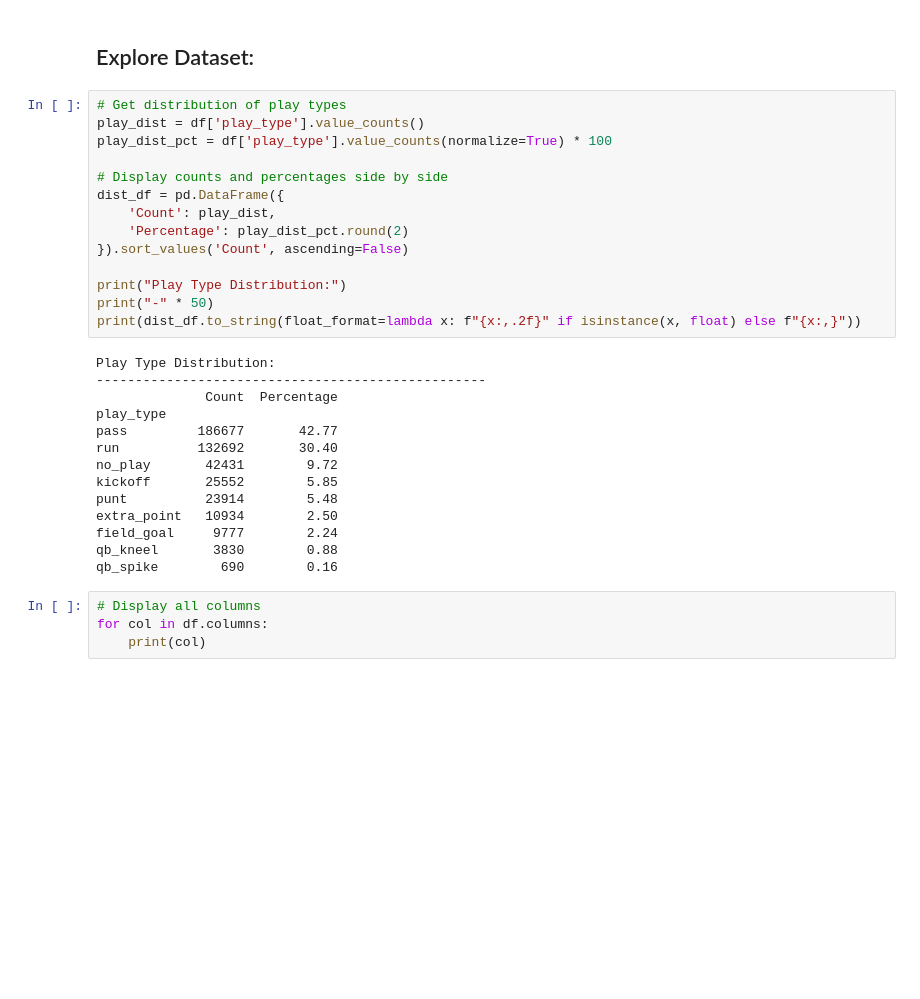
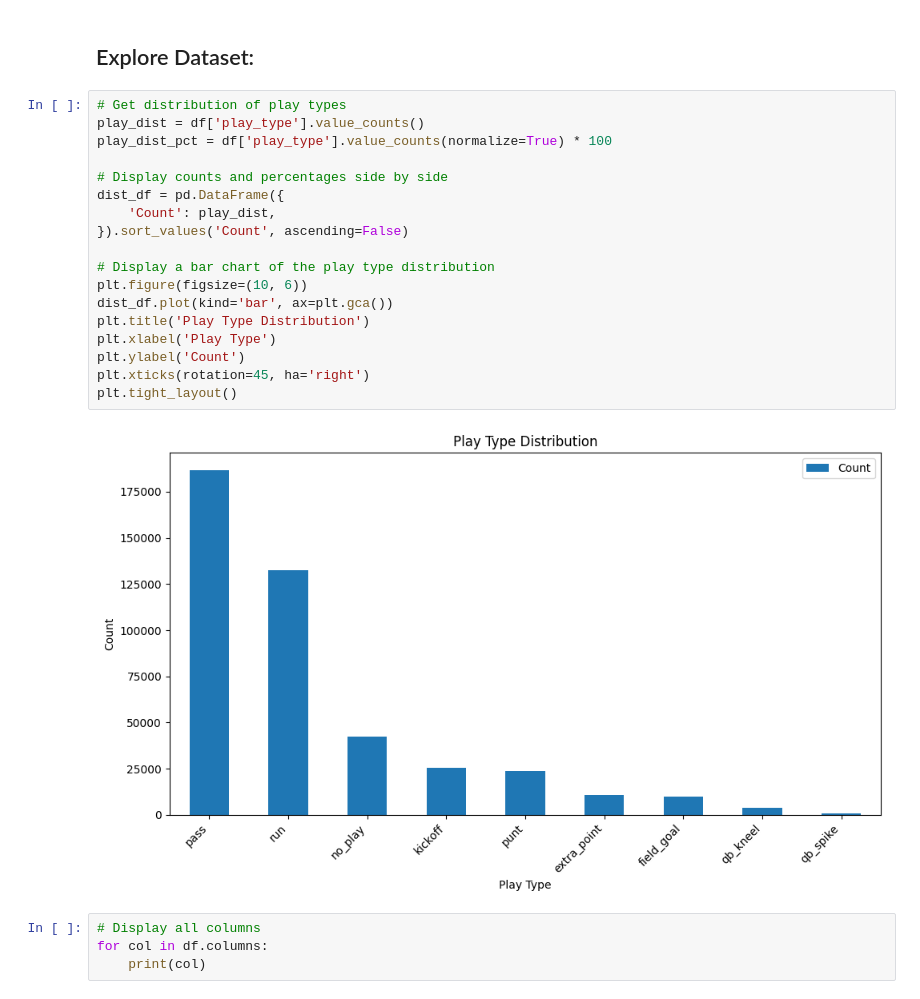
Before and after one commit to ctamburrino/nfl_play_predictor, a Jupyter notebook: data_preprocessing/data_filtering.ipynb, the cells around one changed output. Saved outputs shown, nothing was run; the diff lists cells and outputs as text; blank space fills up the shorter version.

Commit message:
Added bar graph for play type distributions of original dataset

```diff
--- a/data_preprocessing/data_filtering.ipynb
+++ b/data_preprocessing/data_filtering.ipynb
@@ -22,31 +23,23 @@ Shape of original dataset:  (449371, 254)
 # %%
 # Get distribution of play types
 play_dist = df['play_type'].value_counts()
 play_dist_pct = df['play_type'].value_counts(normalize=True) * 100
 
 # Display counts and percentages side by side
 dist_df = pd.DataFrame({
     'Count': play_dist,
-    'Percentage': play_dist_pct.round(2)
 }).sort_values('Count', ascending=False)
 
-print("Play Type Distribution:")
-print("-" * 50)
-print(dist_df.to_string(float_format=lambda x: f"{x:,.2f}" if isinstance(x, float) else f"{x:,}"))
+# Display a bar chart of the play type distribution
+plt.figure(figsize=(10, 6))
+dist_df.plot(kind='bar', ax=plt.gca())
+plt.title('Play Type Distribution')
+plt.xlabel('Play Type')
+plt.ylabel('Count')
+plt.xticks(rotation=45, ha='right')
+plt.tight_layout()
 # %% [output]
-Play Type Distribution:
---------------------------------------------------
-              Count  Percentage
-play_type
-pass         186677       42.77
-run          132692       30.40
-no_play       42431        9.72
-kickoff       25552        5.85
-punt          23914        5.48
-extra_point   10934        2.50
-field_goal     9777        2.24
-qb_kneel       3830        0.88
-qb_spike        690        0.16
+[figure, added]
 # %%
 # Display all columns
 for col in df.columns:
```
Also changed, not shown: parts of 1 cell of this notebook.
